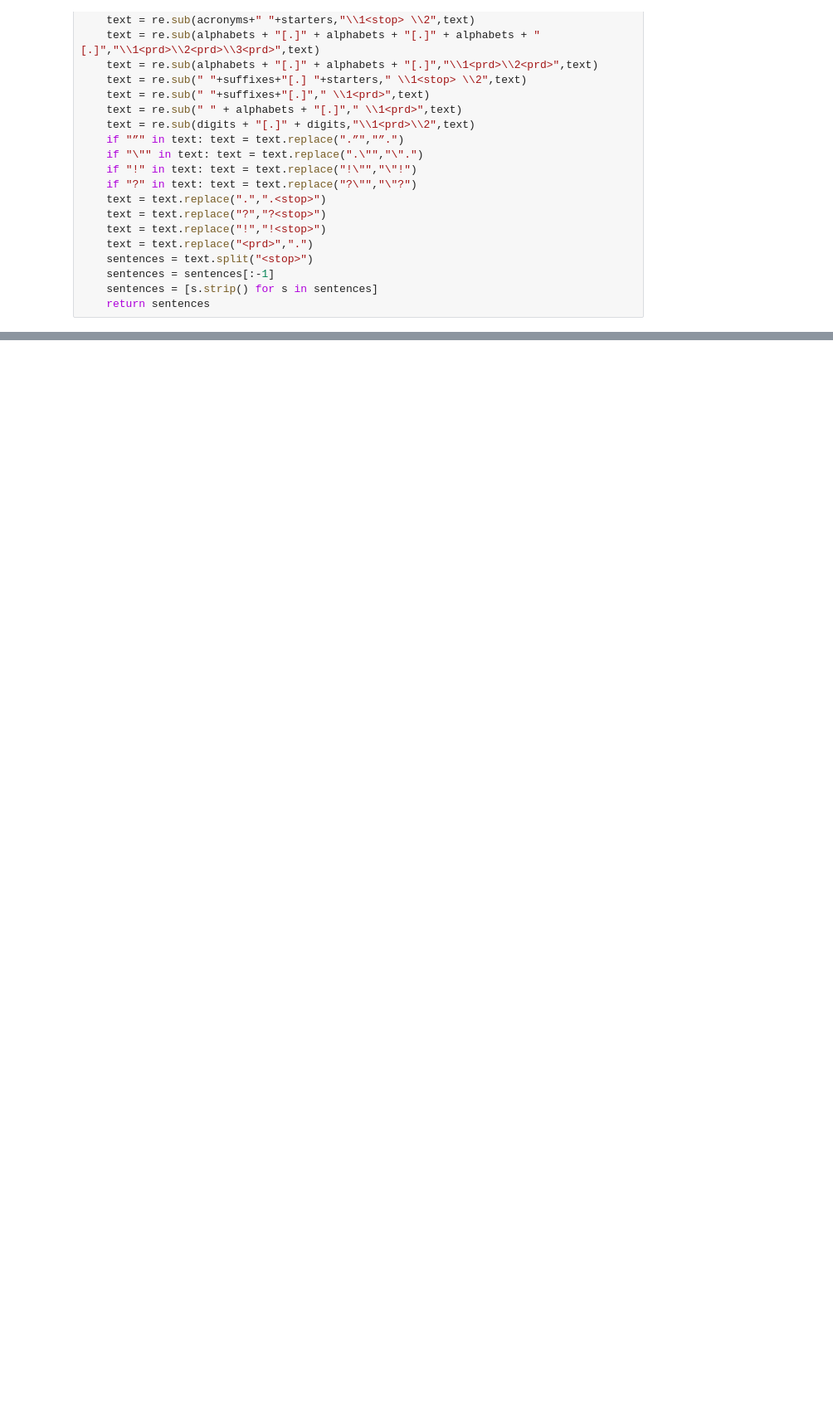
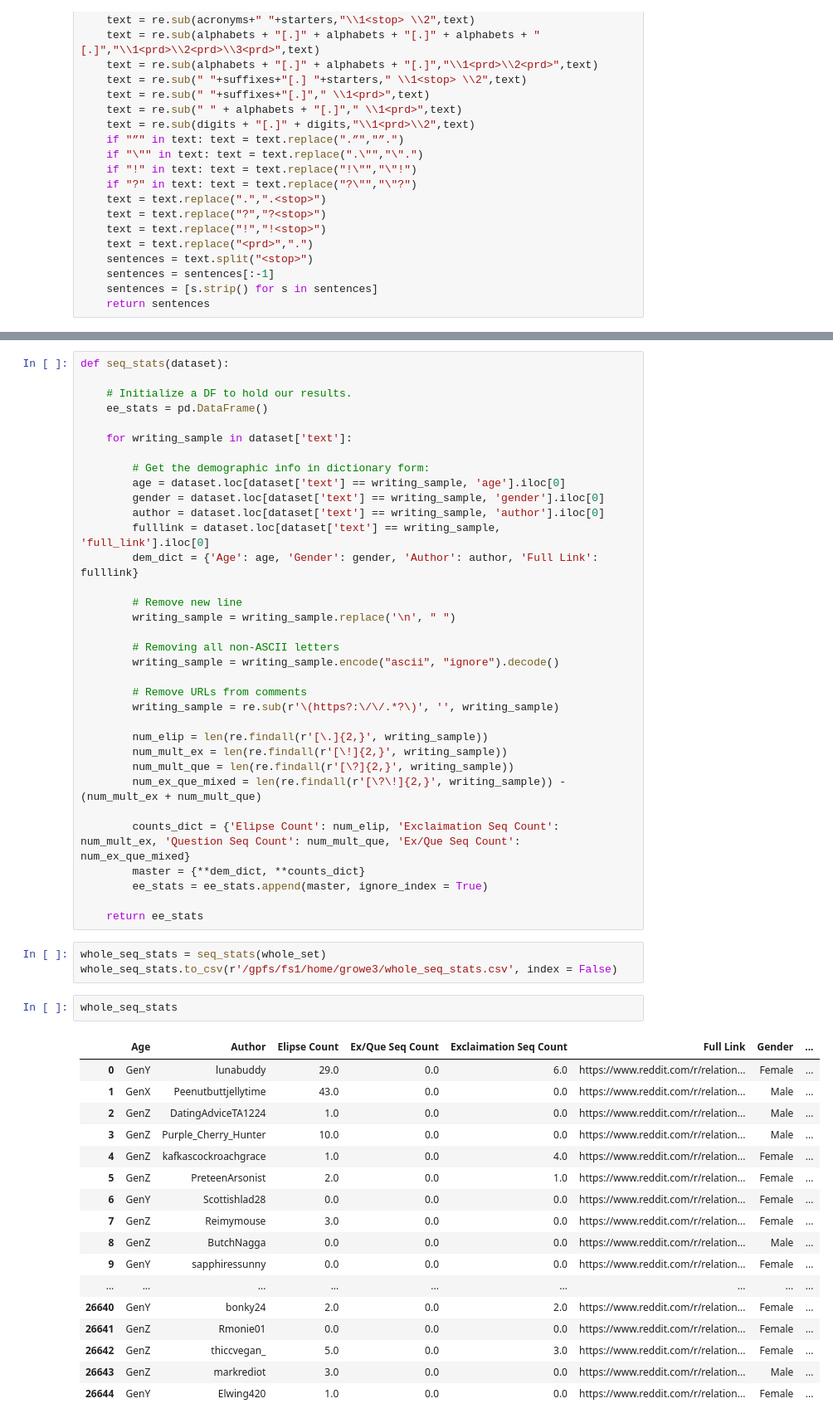
Before and after one commit to wadekb22/attributes_from_punctuation, a Jupyter notebook: PUNC_STATS_5000.ipynb, the cells around one changed output, grey strips where cells are left out. Shown at 83% size. Cells and saved outputs as stored; diff of their text form; blank space fills up the shorter version.

```diff
--- a/PUNC_STATS_5000.ipynb
+++ b/PUNC_STATS_5000.ipynb
@@ -296,0 +248,57 @@ To change this limit, set the config variable
+# %%
+def seq_stats(dataset):
+
+    # Initialize a DF to hold our results.
+    ee_stats = pd.DataFrame()
+
+    for writing_sample in dataset['text']:
+
+        # Get the demographic info in dictionary form:
+        age = dataset.loc[dataset['text'] == writing_sample, 'age'].iloc[0]
+        gender = dataset.loc[dataset['text'] == writing_sample, 'gender'].iloc[0]
+        author = dataset.loc[dataset['text'] == writing_sample, 'author'].iloc[0]
+        fulllink = dataset.loc[dataset['text'] == writing_sample, 'full_link'].iloc[0]
+        dem_dict = {'Age': age, 'Gender': gender, 'Author': author, 'Full Link': fulllink}
+
+        # Remove new line
+        writing_sample = writing_sample.replace('\n', " ")
+
+        # Removing all non-ASCII letters
+        writing_sample = writing_sample.encode("ascii", "ignore").decode()
+
+        # Remove URLs from comments
+        writing_sample = re.sub(r'\(https?:\/\/.*?\)', '', writing_sample)
+
+        num_elip = len(re.findall(r'[\.]{2,}', writing_sample))
+        num_mult_ex = len(re.findall(r'[\!]{2,}', writing_sample))
+        num_mult_que = len(re.findall(r'[\?]{2,}', writing_sample))
+        num_ex_que_mixed = len(re.findall(r'[\?\!]{2,}', writing_sample)) - (num_mult_ex + num_mult_que)
+
+        counts_dict = {'Elipse Count': num_elip, 'Exclaimation Seq Count': num_mult_ex, 'Question Seq Count': num_mult_que, 'Ex/Que Seq Count': num_ex_que_mixed}
+        master = {**dem_dict, **counts_dict}
+        ee_stats = ee_stats.append(master, ignore_index = True)
+
+    return ee_stats
+# %%
+whole_seq_stats = seq_stats(whole_set)
+whole_seq_stats.to_csv(r'/gpfs/fs1/home/growe3/whole_seq_stats.csv', index = False)
+# %%
+whole_seq_stats
+# %% [output]
+|  | Age | Author | Elipse Count | Ex/Que Seq Count | Exclaimation Seq Count | Full Link | Gender | ... |
+| 0 | GenY | lunabuddy | 29.0 | 0.0 | 6.0 | https://www.reddit.com/r/relation... | Female | ... |
+| 1 | GenX | Peenutbuttjellytime | 43.0 | 0.0 | 0.0 | https://www.reddit.com/r/relation... | Male | ... |
+| 2 | GenZ | DatingAdviceTA1224 | 1.0 | 0.0 | 0.0 | https://www.reddit.com/r/relation... | Male | ... |
+| 3 | GenZ | Purple_Cherry_Hunter | 10.0 | 0.0 | 0.0 | https://www.reddit.com/r/relation... | Male | ... |
+| 4 | GenZ | kafkascockroachgrace | 1.0 | 0.0 | 4.0 | https://www.reddit.com/r/relation... | Female | ... |
+| 5 | GenZ | PreteenArsonist | 2.0 | 0.0 | 1.0 | https://www.reddit.com/r/relation... | Female | ... |
+| 6 | GenY | Scottishlad28 | 0.0 | 0.0 | 0.0 | https://www.reddit.com/r/relation... | Female | ... |
+| 7 | GenZ | Reimymouse | 3.0 | 0.0 | 0.0 | https://www.reddit.com/r/relation... | Female | ... |
+| 8 | GenZ | ButchNagga | 0.0 | 0.0 | 0.0 | https://www.reddit.com/r/relation... | Male | ... |
+| 9 | GenY | sapphiressunny | 0.0 | 0.0 | 0.0 | https://www.reddit.com/r/relation... | Female | ... |
+| ... | ... | ... | ... | ... | ... | ... | ... | ... |
+| 26640 | GenY | bonky24 | 2.0 | 0.0 | 2.0 | https://www.reddit.com/r/relation... | Female | ... |
+| 26641 | GenZ | Rmonie01 | 0.0 | 0.0 | 0.0 | https://www.reddit.com/r/relation... | Female | ... |
+| 26642 | GenZ | thiccvegan_ | 5.0 | 0.0 | 3.0 | https://www.reddit.com/r/relation... | Female | ... |
+| 26643 | GenZ | markrediot | 3.0 | 0.0 | 0.0 | https://www.reddit.com/r/relation... | Male | ... |
+| 26644 | GenY | Elwing420 | 1.0 | 0.0 | 0.0 | https://www.reddit.com/r/relation... | Female | ... |
```
Also changed, not shown: parts of 20 cells of this notebook.
